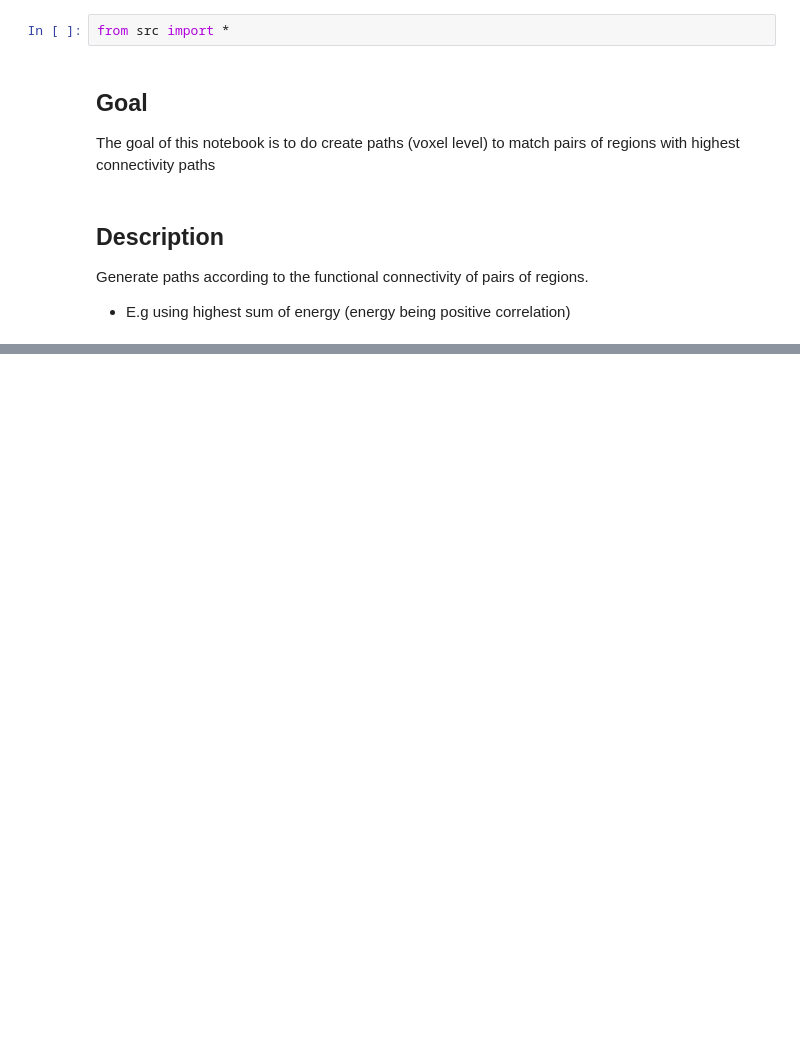
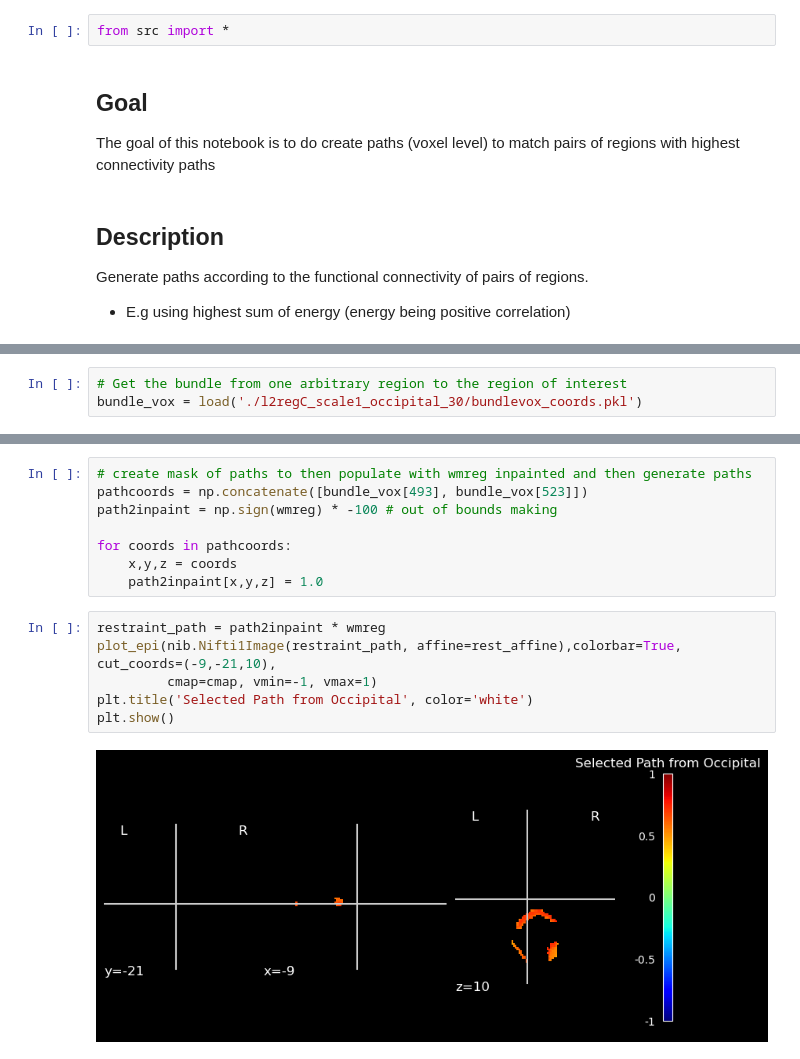
Before and after one commit to miki998/structural_wminpainting, a Jupyter notebook: functional_bundlepath.ipynb, the cells around one changed output, grey strips where cells are left out. Saved outputs shown, nothing was run; the diff lists cells and outputs as text; blank space fills up the shorter version.

```diff
--- a/functional_bundlepath.ipynb
+++ b/functional_bundlepath.ipynb
@@ -54,0 +47,3 @@ for k in range(avg_tc.shape[0]):
+# %%
+# Get the bundle from one arbitrary region to the region of interest
+bundle_vox = load('./l2regC_scale1_occipital_30/bundlevox_coords.pkl')
@@ -54,0 +80,16 @@ for k in range(avg_tc.shape[0]):
+# %%
+# create mask of paths to then populate with wmreg inpainted and then generate paths
+pathcoords = np.concatenate([bundle_vox[493], bundle_vox[523]])
+path2inpaint = np.sign(wmreg) * -100 # out of bounds making
+
+for coords in pathcoords:
+    x,y,z = coords
+    path2inpaint[x,y,z] = 1.0
+# %%
+restraint_path = path2inpaint * wmreg
+plot_epi(nib.Nifti1Image(restraint_path, affine=rest_affine),colorbar=True, cut_coords=(-9,-21,10),
+         cmap=cmap, vmin=-1, vmax=1)
+plt.title('Selected Path from Occipital', color='white')
+plt.show()
+# %% [output]
+[figure, added]
```
Also changed, not shown: parts of 13 cells of this notebook, 5 other files.
